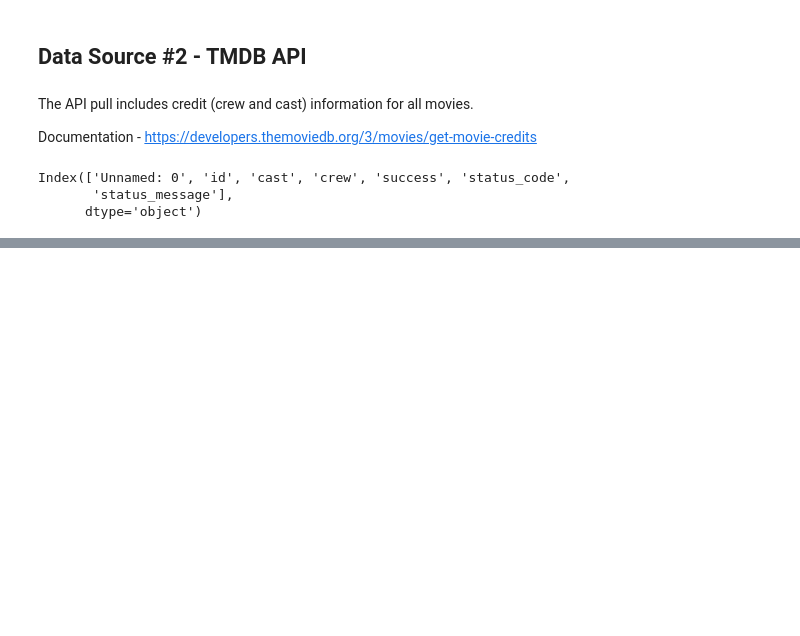
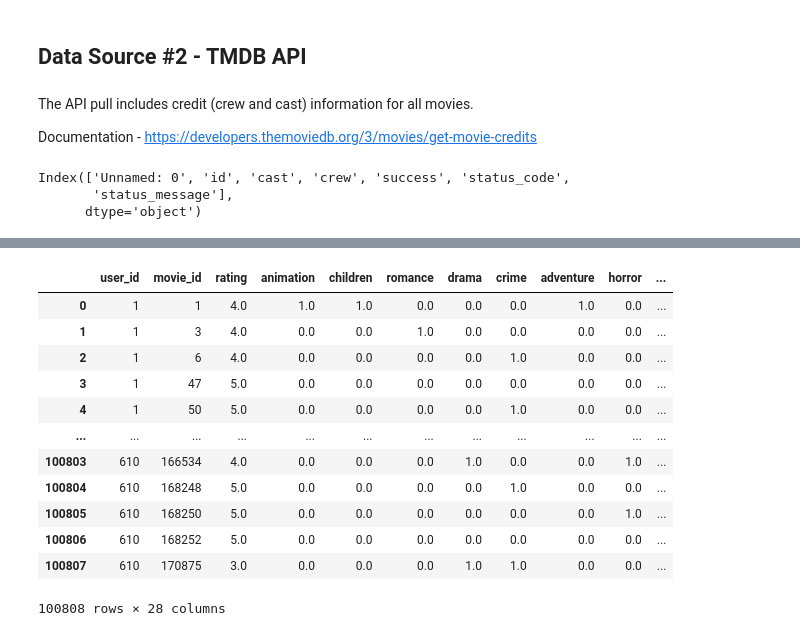
Before and after one commit to stephcia/movie-recommendation-system, a Jupyter notebook: content_based_system.ipynb, the cells around one changed output, grey strips where cells are left out. Cells and saved outputs as stored; diff of their text form; code cells hidden in the pictures; blank space fills up the shorter version.

Commit message:
pushing final cleaned data with additional api features

```diff
--- a/content_based_system.ipynb
+++ b/content_based_system.ipynb
@@ -530,0 +635,2 @@ test
+# %%
+content_df = api_df.copy()
@@ -530,0 +653,7 @@ test
+# %%
+#dropping unneeded columns
+content_df = content_df.drop(columns=["success", "status_code", "status_message",
+                         "list_dict", "cast_dict", "cast", "crew", "Unnamed: 0"])
+# %%
+#renaming column for merging
+content_df = content_df.rename(columns={"id": "tmdb_id"})
@@ -530,0 +670,19 @@ test
+# %%
+#merging api df with the final cleaned movie_df dataframe for final modeling
+content_df = pd.merge(movie_df, content_df, on="tmdb_id", how="left")
+# %%
+content_df
+# %% [output]
+|  | user_id | movie_id | rating | animation | children | romance | drama | crime | adventure | horror | ... |
+| 0 | 1 | 1 | 4.0 | 1.0 | 1.0 | 0.0 | 0.0 | 0.0 | 1.0 | 0.0 | ... |
+| 1 | 1 | 3 | 4.0 | 0.0 | 0.0 | 1.0 | 0.0 | 0.0 | 0.0 | 0.0 | ... |
+| 2 | 1 | 6 | 4.0 | 0.0 | 0.0 | 0.0 | 0.0 | 1.0 | 0.0 | 0.0 | ... |
+| 3 | 1 | 47 | 5.0 | 0.0 | 0.0 | 0.0 | 0.0 | 0.0 | 0.0 | 0.0 | ... |
+| 4 | 1 | 50 | 5.0 | 0.0 | 0.0 | 0.0 | 0.0 | 1.0 | 0.0 | 0.0 | ... |
+| ... | ... | ... | ... | ... | ... | ... | ... | ... | ... | ... | ... |
+| 100803 | 610 | 166534 | 4.0 | 0.0 | 0.0 | 0.0 | 1.0 | 0.0 | 0.0 | 1.0 | ... |
+| 100804 | 610 | 168248 | 5.0 | 0.0 | 0.0 | 0.0 | 0.0 | 1.0 | 0.0 | 0.0 | ... |
+| 100805 | 610 | 168250 | 5.0 | 0.0 | 0.0 | 0.0 | 0.0 | 0.0 | 0.0 | 1.0 | ... |
+| 100806 | 610 | 168252 | 5.0 | 0.0 | 0.0 | 0.0 | 0.0 | 0.0 | 0.0 | 0.0 | ... |
+| 100807 | 610 | 170875 | 3.0 | 0.0 | 0.0 | 0.0 | 1.0 | 1.0 | 0.0 | 0.0 | ... |
+100808 rows × 28 columns
```
Also changed, not shown: parts of 28 cells of this notebook.
